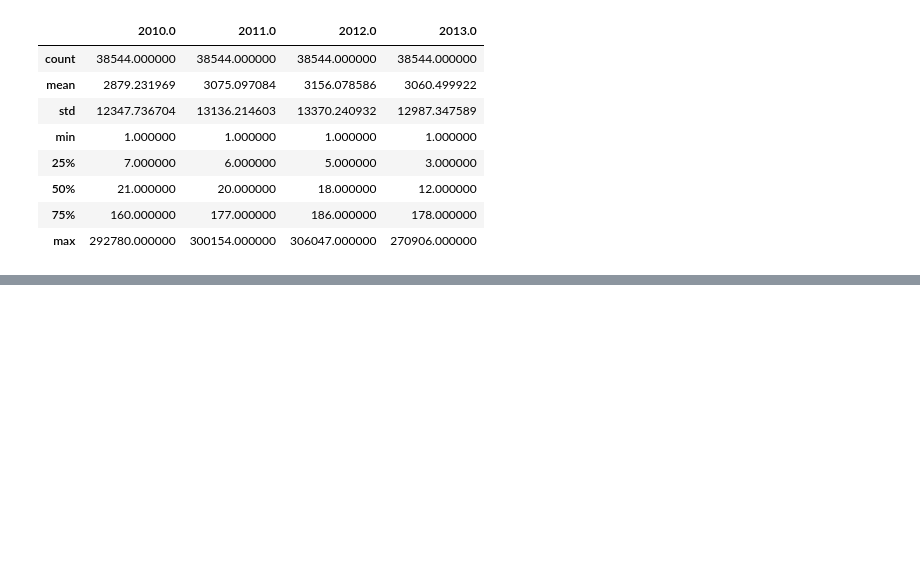
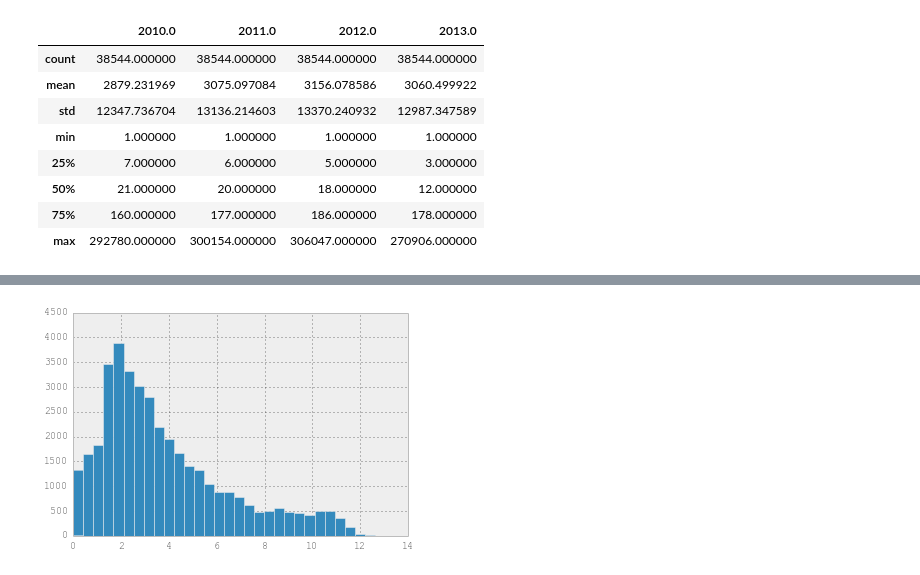
Before and after one commit to AmandaDoyle/BigDataTaxiFinalProject, a Jupyter notebook: ExploratoryAnalysis.ipynb, the cells around one changed output, grey strips where cells are left out. Saved outputs shown, nothing was run; the diff lists cells and outputs as text; code cells hidden in the pictures; blank space fills up the shorter version.

```diff
--- a/ExploratoryAnalysis.ipynb
+++ b/ExploratoryAnalysis.ipynb
@@ -163,0 +128,6 @@ cat EveningPickups.json
+# %%
+plt.hist(np.log(dfep[2011.0].values), bins = 30)
+plt.ylim(0,4500)
+plt.show()
+# %% [output]
+[figure, added]
```
Also changed, not shown: parts of 19 cells of this notebook.
